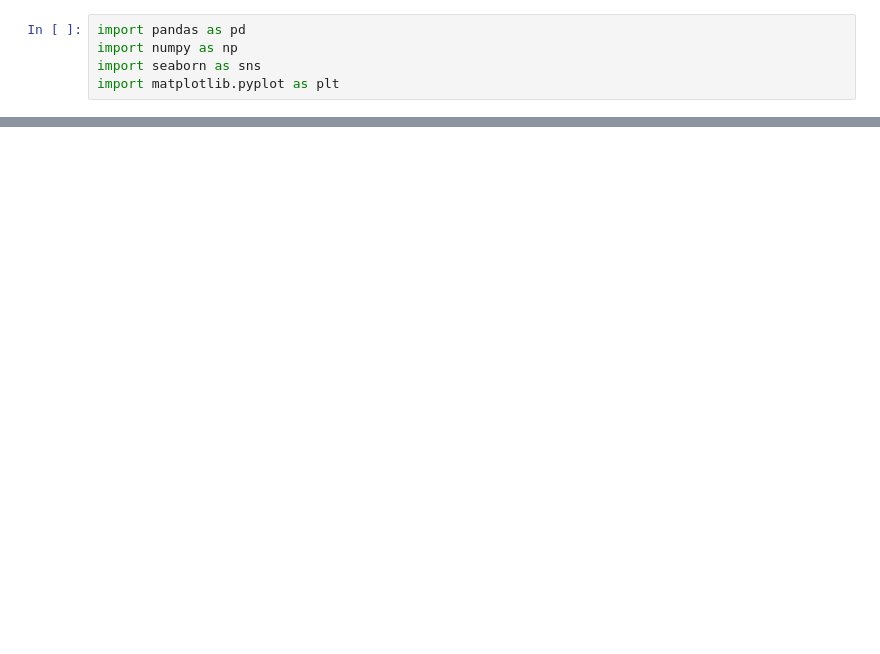
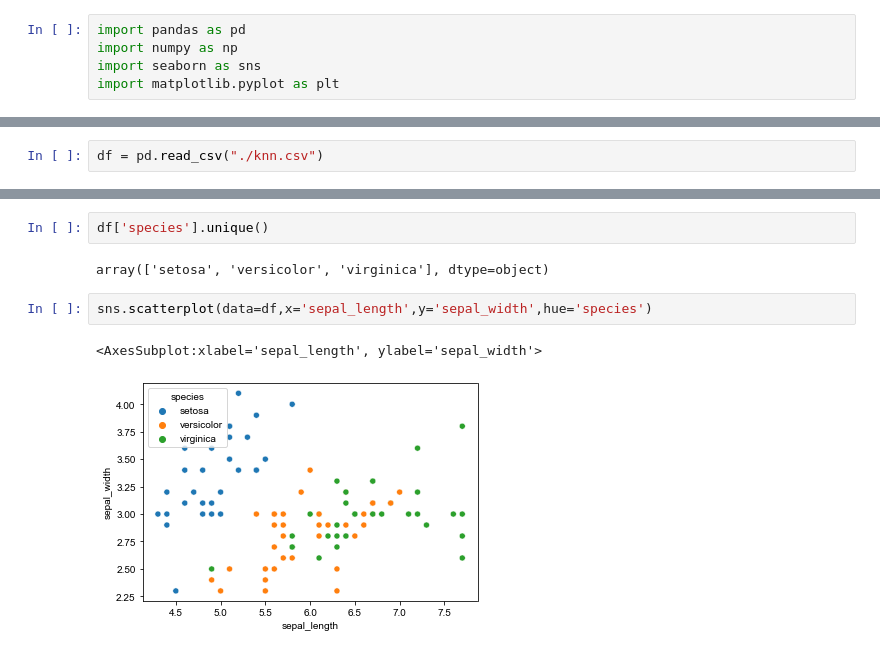
Before and after one commit to gautam7-github/ML-Algos, a Jupyter notebook: KNN/k_nearest_neigh.ipynb, the cells around one changed output, grey strips where cells are left out. Cells and saved outputs as stored; diff of their text form; blank space fills up the shorter version.

```diff
--- a/KNN/k_nearest_neigh.ipynb
+++ b/KNN/k_nearest_neigh.ipynb
@@ -10,0 +12,2 @@ KeyError: "Passing list-likes to .loc or [] with any missing labels is no longer
+# %%
+df = pd.read_csv("./knn.csv")
@@ -10,0 +23,9 @@ KeyError: "Passing list-likes to .loc or [] with any missing labels is no longer
+# %%
+df['species'].unique()
+# %% [output]
+array(['setosa', 'versicolor', 'virginica'], dtype=object)
+# %%
+sns.scatterplot(data=df,x='sepal_length',y='sepal_width',hue='species')
+# %% [output]
+<AxesSubplot:xlabel='sepal_length', ylabel='sepal_width'>
+[figure, added]
```
Also changed, not shown: parts of 12 cells of this notebook, 7 other files.
